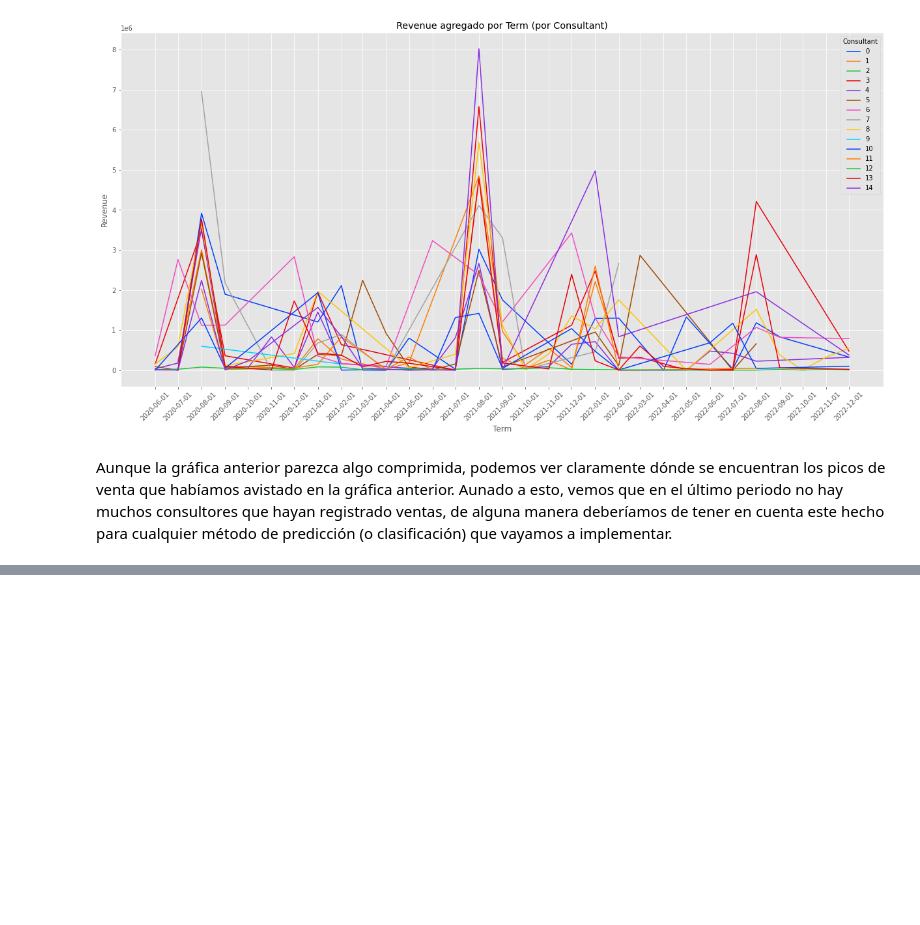
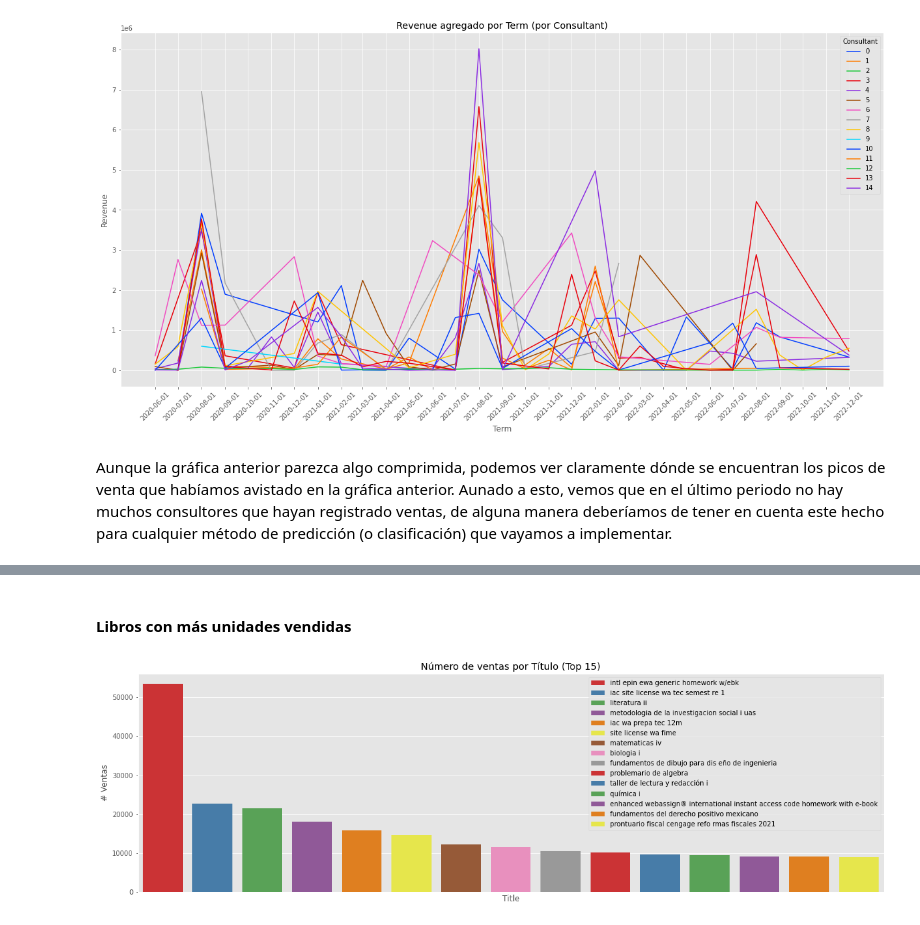
Before and after one commit to JuanEcheagaray75/CENGAGE-Sales-Analysis, a Jupyter notebook: project/reto.ipynb, the cells around one changed output, grey strips where cells are left out. Cells and saved outputs as stored; diff of their text form; code cells hidden in the pictures; blank space fills up the shorter version.

```diff
--- a/project/reto.ipynb
+++ b/project/reto.ipynb
@@ -399,0 +416,14 @@ Aunque la gráfica anterior parezca algo comprimida, podemos ver claramente dón
+# %% [markdown]
+#### Libros con más unidades vendidas
+# %%
+plt.figure(figsize=(20, 6))
+agg_books_num_sales = df.groupby('Title').sum()['Units']
+top_n_sales = agg_books_num_sales.sort_values(ascending=False)[:top].to_frame()
+top_n_sales.reset_index(inplace=True)
+ax = sns.barplot(x='Title', y='Units', data=top_n_sales, hue='Title', dodge=False, palette='Set1')
+ax.set_title(f'Número de ventas por Título (Top {top})');
+ax.set_ylabel('# Ventas');
+ax.set(xticks=[]);
+plt.legend(loc='upper right');
+# %% [output]
+[figure, added]
```
Also changed, not shown: parts of 7 cells of this notebook.
